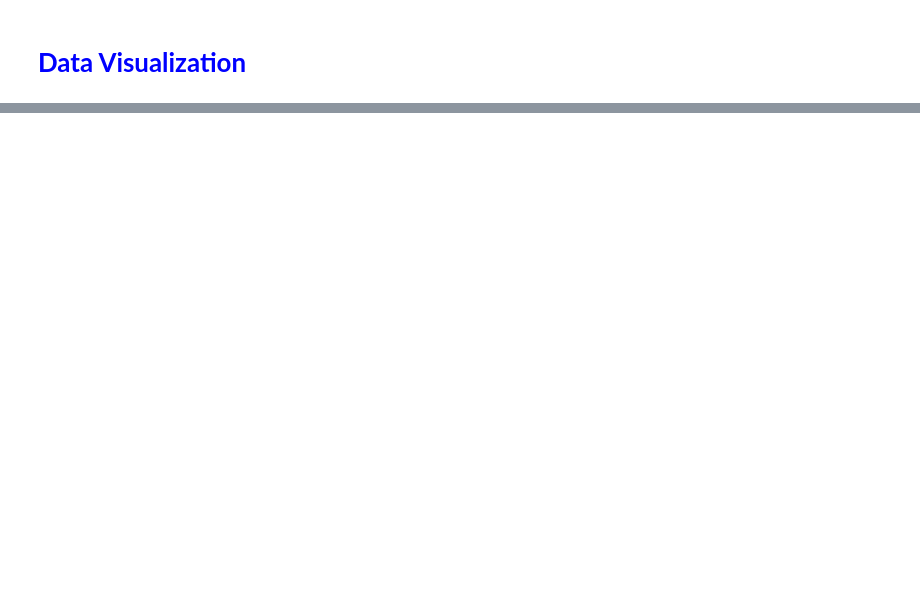
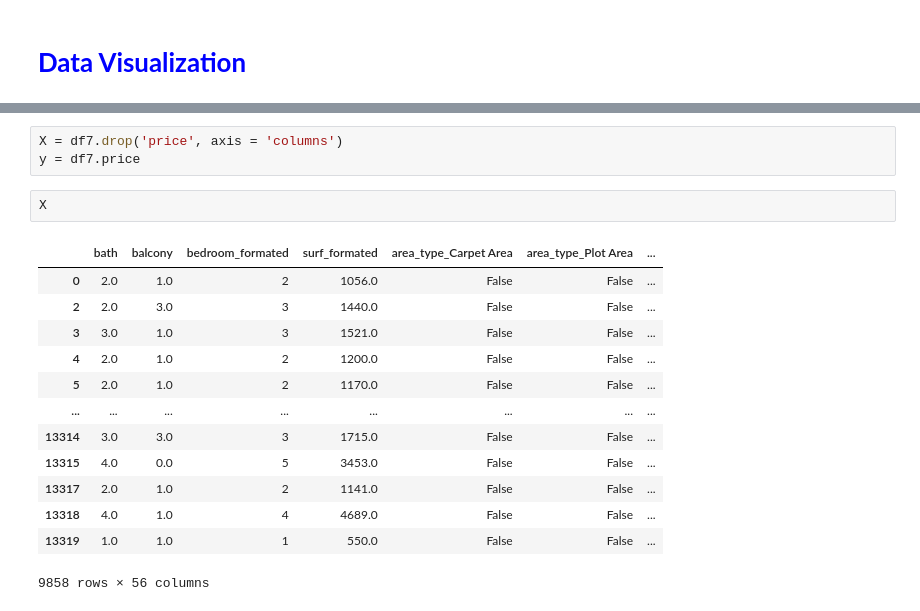
Before and after one commit to Clement1103/data_science_projects, a Jupyter notebook: house_price_prediction.ipynb, the cells around one changed output, grey strips where cells are left out. Saved outputs shown, nothing was run; the diff lists cells and outputs as text; blank space fills up the shorter version.

```diff
--- a/house_price_prediction.ipynb
+++ b/house_price_prediction.ipynb
@@ -332,0 +304,19 @@ plt.show()
+# %%
+X = df7.drop('price', axis = 'columns')
+y = df7.price
+# %%
+X
+# %% [output]
+|  | bath | balcony | bedroom_formated | surf_formated | area_type_Carpet Area | area_type_Plot Area | ... |
+| 0 | 2.0 | 1.0 | 2 | 1056.0 | False | False | ... |
+| 2 | 2.0 | 3.0 | 3 | 1440.0 | False | False | ... |
+| 3 | 3.0 | 1.0 | 3 | 1521.0 | False | False | ... |
+| 4 | 2.0 | 1.0 | 2 | 1200.0 | False | False | ... |
+| 5 | 2.0 | 1.0 | 2 | 1170.0 | False | False | ... |
+| ... | ... | ... | ... | ... | ... | ... | ... |
+| 13314 | 3.0 | 3.0 | 3 | 1715.0 | False | False | ... |
+| 13315 | 4.0 | 0.0 | 5 | 3453.0 | False | False | ... |
+| 13317 | 2.0 | 1.0 | 2 | 1141.0 | False | False | ... |
+| 13318 | 4.0 | 1.0 | 4 | 4689.0 | False | False | ... |
+| 13319 | 1.0 | 1.0 | 1 | 550.0 | False | False | ... |
+9858 rows × 56 columns
```
Also changed, not shown: parts of 40 cells of this notebook.
